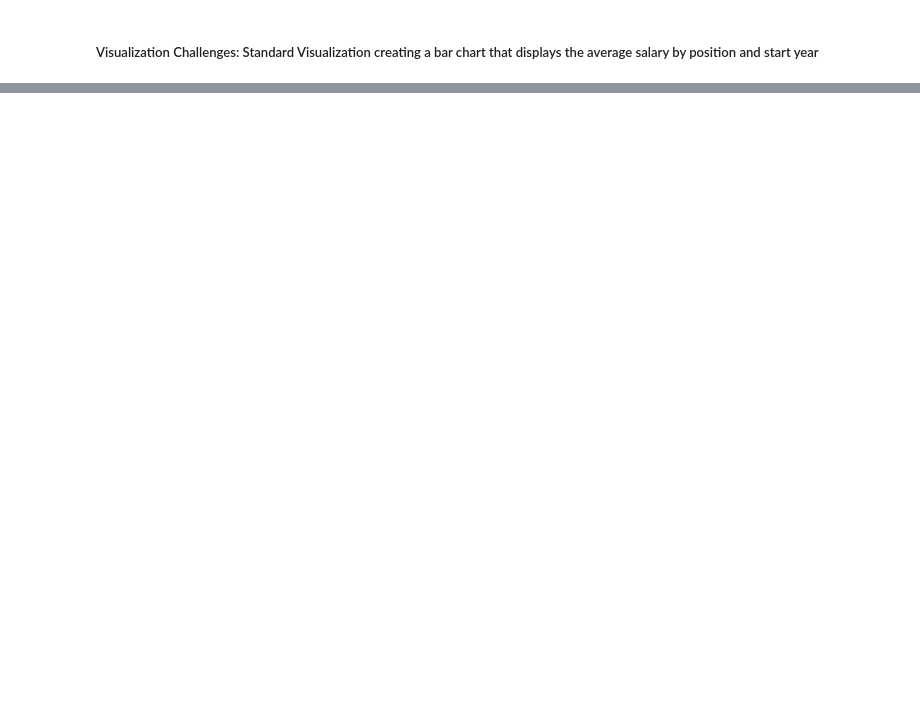
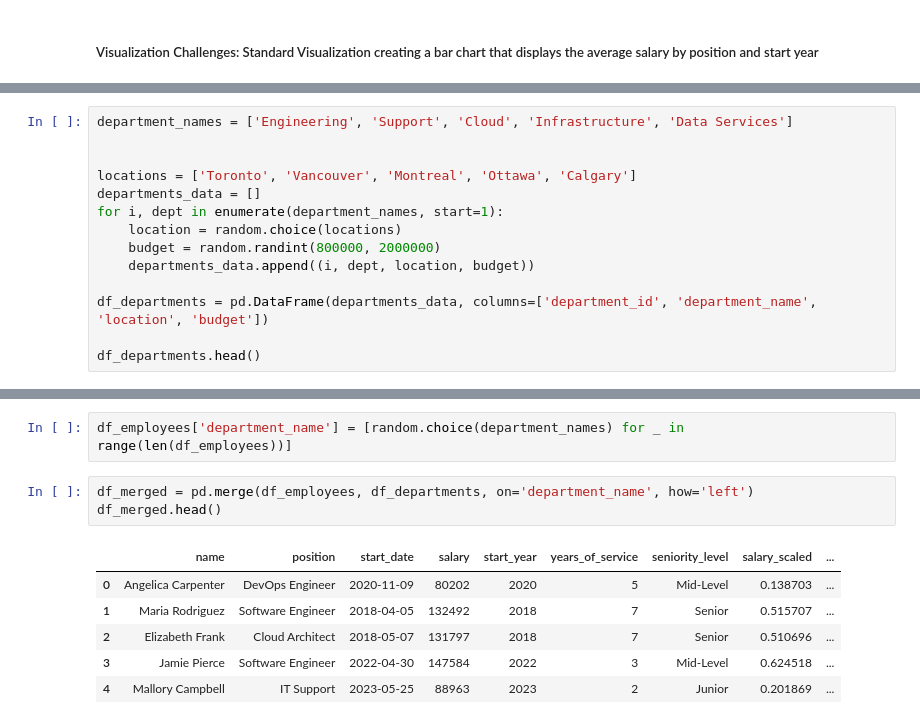
Before and after one commit to Reddy3001/Lab3-9013742, a Jupyter notebook: Reddy_9013742.ipynb, the cells around one changed output, grey strips where cells are left out. Cells and saved outputs as stored; diff of their text form; blank space fills up the shorter version.

```diff
--- a/Reddy_9013742.ipynb
+++ b/Reddy_9013742.ipynb
@@ -196,0 +197,14 @@ plt.show()
+# %%
+department_names = ['Engineering', 'Support', 'Cloud', 'Infrastructure', 'Data Services']
+
+
+locations = ['Toronto', 'Vancouver', 'Montreal', 'Ottawa', 'Calgary']
+departments_data = []
+for i, dept in enumerate(department_names, start=1):
+    location = random.choice(locations)
+    budget = random.randint(800000, 2000000)
+    departments_data.append((i, dept, location, budget))
+
+df_departments = pd.DataFrame(departments_data, columns=['department_id', 'department_name', 'location', 'budget'])
+
+df_departments.head()
@@ -196,0 +218,12 @@ plt.show()
+# %%
+df_employees['department_name'] = [random.choice(department_names) for _ in range(len(df_employees))]
+# %%
+df_merged = pd.merge(df_employees, df_departments, on='department_name', how='left')
+df_merged.head()
+# %% [output]
+|  | name | position | start_date | salary | start_year | years_of_service | seniority_level | salary_scaled | ... |
+| 0 | Angelica Carpenter | DevOps Engineer | 2020-11-09 | 80202 | 2020 | 5 | Mid-Level | 0.138703 | ... |
+| 1 | Maria Rodriguez | Software Engineer | 2018-04-05 | 132492 | 2018 | 7 | Senior | 0.515707 | ... |
+| 2 | Elizabeth Frank | Cloud Architect | 2018-05-07 | 131797 | 2018 | 7 | Senior | 0.510696 | ... |
+| 3 | Jamie Pierce | Software Engineer | 2022-04-30 | 147584 | 2022 | 3 | Mid-Level | 0.624518 | ... |
+| 4 | Mallory Campbell | IT Support | 2023-05-25 | 88963 | 2023 | 2 | Junior | 0.201869 | ... |
```
Also changed, not shown: parts of 14 cells of this notebook, 1 other file.
